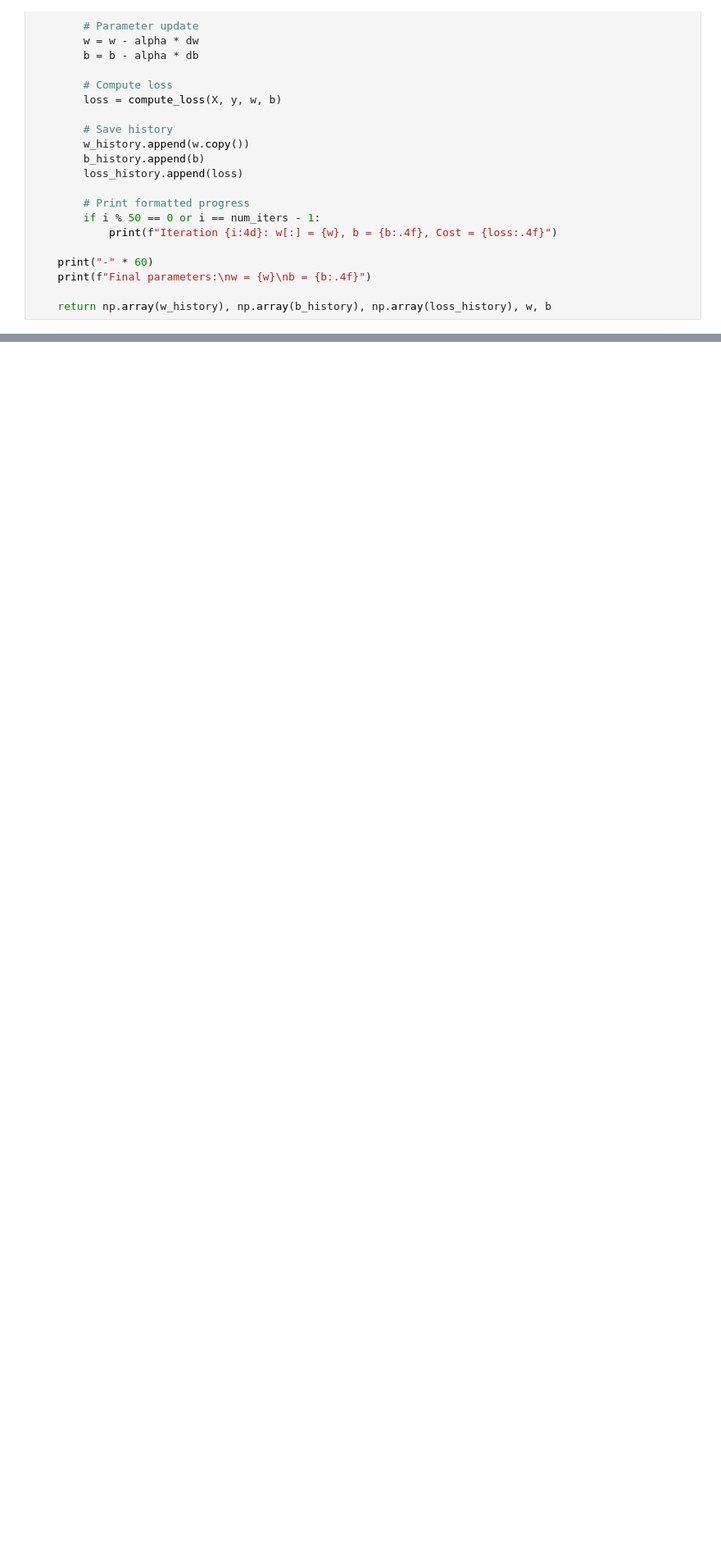
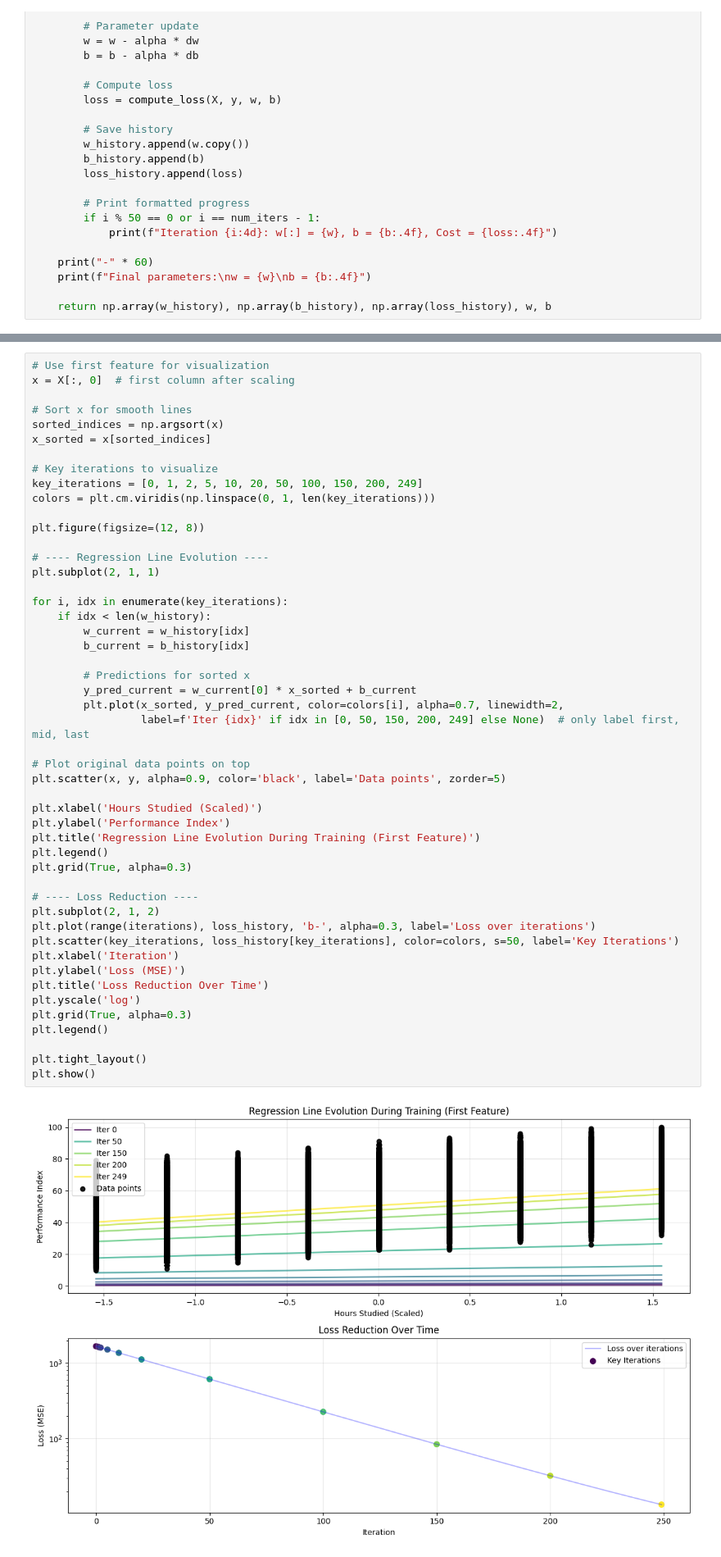
Before and after one commit to harshbhatt15/Machine-Learning, a Jupyter notebook: Supervised Machine Learning/Regression/project_1.ipynb, the cells around one changed output, grey strips where cells are left out. Shown at 82% size. Saved outputs shown, nothing was run; the diff lists cells and outputs as text; blank space fills up the shorter version.

```diff
--- a/Supervised Machine Learning/Regression/project_1.ipynb
+++ b/Supervised Machine Learning/Regression/project_1.ipynb
@@ -175,0 +194,51 @@ plt.show()
+# %%
+# Use first feature for visualization
+x = X[:, 0]  # first column after scaling
+
+# Sort x for smooth lines
+sorted_indices = np.argsort(x)
+x_sorted = x[sorted_indices]
+
+# Key iterations to visualize
+key_iterations = [0, 1, 2, 5, 10, 20, 50, 100, 150, 200, 249]
+colors = plt.cm.viridis(np.linspace(0, 1, len(key_iterations)))
+
+plt.figure(figsize=(12, 8))
+
+# ---- Regression Line Evolution ----
+plt.subplot(2, 1, 1)
+
+for i, idx in enumerate(key_iterations):
+    if idx < len(w_history):
+        w_current = w_history[idx]
+        b_current = b_history[idx]
+
+        # Predictions for sorted x
+        y_pred_current = w_current[0] * x_sorted + b_current
+        plt.plot(x_sorted, y_pred_current, color=colors[i], alpha=0.7, linewidth=2,
+                 label=f'Iter {idx}' if idx in [0, 50, 150, 200, 249] else None)  # only label first, mid, last
+
+# Plot original data points on top
+plt.scatter(x, y, alpha=0.9, color='black', label='Data points', zorder=5)
+
+plt.xlabel('Hours Studied (Scaled)')
+plt.ylabel('Performance Index')
+plt.title('Regression Line Evolution During Training (First Feature)')
+plt.legend()
+plt.grid(True, alpha=0.3)
+
+# ---- Loss Reduction ----
+plt.subplot(2, 1, 2)
+plt.plot(range(iterations), loss_history, 'b-', alpha=0.3, label='Loss over iterations')
+plt.scatter(key_iterations, loss_history[key_iterations], color=colors, s=50, label='Key Iterations')
+plt.xlabel('Iteration')
+plt.ylabel('Loss (MSE)')
+plt.title('Loss Reduction Over Time')
+plt.yscale('log')
+plt.grid(True, alpha=0.3)
+plt.legend()
+
+plt.tight_layout()
+plt.show()
+# %% [output]
+[figure, added]
```
Also changed, not shown: parts of 9 cells of this notebook.
